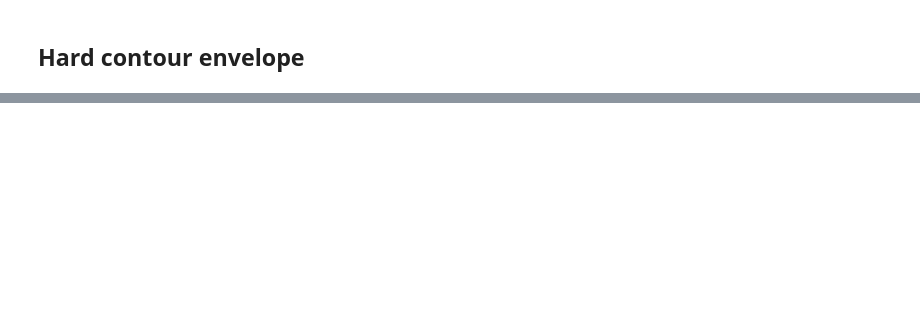
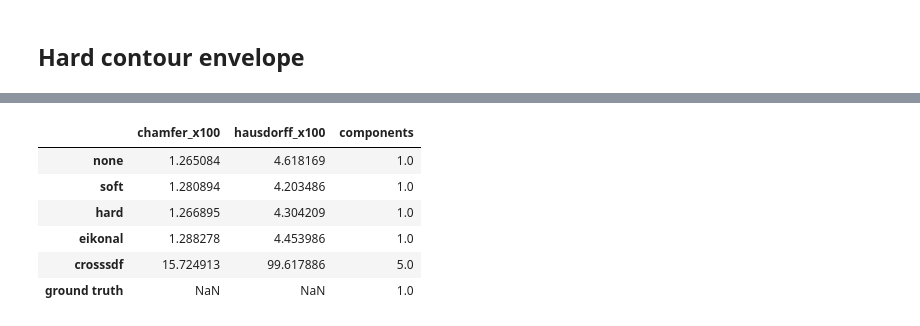
Before and after one commit to simon1223-code/mit-sgi-crisscross, a Jupyter notebook: 02_constraint_experiments.ipynb, the cells around one changed output, grey strips where cells are left out. Cells and saved outputs as stored; diff of their text form; code cells hidden in the pictures; blank space fills up the shorter version.

```diff
--- a/02_constraint_experiments.ipynb
+++ b/02_constraint_experiments.ipynb
@@ -287,0 +453,19 @@ np.savez_compressed(
+# %%
+EXPERIMENT_STEPS = 10000
+crosssdf_config = Experiment(
+    name="crosssdf",
+    constraint="none",
+    sdf_weight=0.0,
+    symmetric_weight=1.0,
+    eikonal_weight=1e-3,
+    minimum_surface_weight=5e-2,
+    minimum_surface_beta=100.0,
+)
+results["crosssdf"] = run_experiment(crosssdf_config, STEPS=EXPERIMENT_STEPS)
+final_training_terms = results["crosssdf"]["history"][-1]
+crosssdf_metrics = metrics(results["crosssdf"]["prediction"])
+print("Final training terms:")
+print(pd.Series(final_training_terms).to_string())
+print("\nEvaluation metrics:")
+print(pd.Series(crosssdf_metrics).to_string())
+visualize_experiment("crosssdf", slice_index=TRAIN_RES // 2)
@@ -287,0 +510,49 @@ np.savez_compressed(
+# %%
+def sample_zero_surface(field, count=12000, seed=SEED):
+    volume = field.detach().cpu().numpy().squeeze()
+    if volume.min() > 0 or volume.max() < 0:
+        return None
+    vertices, faces, _, _ = marching_cubes(volume, level=0, spacing=(spacing,) * 3)
+    triangles = vertices[faces]
+    areas = 0.5 * np.linalg.norm(np.cross(triangles[:, 1] - triangles[:, 0], triangles[:, 2] - triangles[:, 0]), axis=1)
+    rng = np.random.default_rng(seed)
+    selected = rng.choice(len(faces), size=count, p=areas / areas.sum())
+    triangle = triangles[selected]
+    r1 = np.sqrt(rng.random(count))
+    r2 = rng.random(count)
+    return (1 - r1)[:, None] * triangle[:, 0] + (r1 * (1 - r2))[:, None] * triangle[:, 1] + (r1 * r2)[:, None] * triangle[:, 2]
+
+
+def paper_mesh_metrics(prediction, reference_points, seed):
+    predicted_points = sample_zero_surface(prediction, seed=seed)
+    volume = prediction.detach().cpu().numpy().squeeze() < 0
+    component_count = connected_components(volume, structure=np.ones((3, 3, 3), dtype=np.uint8))[1]
+    if predicted_points is None:
+        return {"chamfer_x100": np.inf, "hausdorff_x100": np.inf, "components": component_count}
+    pred_to_ref = cKDTree(reference_points).query(predicted_points, workers=-1)[0]
+    ref_to_pred = cKDTree(predicted_points).query(reference_points, workers=-1)[0]
+    return {
+        "chamfer_x100": 50 * (pred_to_ref.mean() + ref_to_pred.mean()),
+        "hausdorff_x100": 100 * max(pred_to_ref.max(), ref_to_pred.max()),
+        "components": component_count,
+    }
+
+
+reference_points = sample_zero_surface(target)
+paper_summary = pd.DataFrame({
+    name: paper_mesh_metrics(result["prediction"], reference_points, SEED + index + 1)
+    for index, (name, result) in enumerate(results.items())
+}).T
+paper_summary.loc["ground truth", "components"] = connected_components(
+    target.detach().cpu().numpy().squeeze() < 0,
+    structure=np.ones((3, 3, 3), dtype=np.uint8),
+)[1]
+paper_summary
+# %% [output]
+|  | chamfer_x100 | hausdorff_x100 | components |
+| none | 1.265084 | 4.618169 | 1.0 |
+| soft | 1.280894 | 4.203486 | 1.0 |
+| hard | 1.266895 | 4.304209 | 1.0 |
+| eikonal | 1.288278 | 4.453986 | 1.0 |
+| crosssdf | 15.724913 | 99.617886 | 5.0 |
+| ground truth | NaN | NaN | 1.0 |
```
Also changed, not shown: parts of 24 cells of this notebook.
